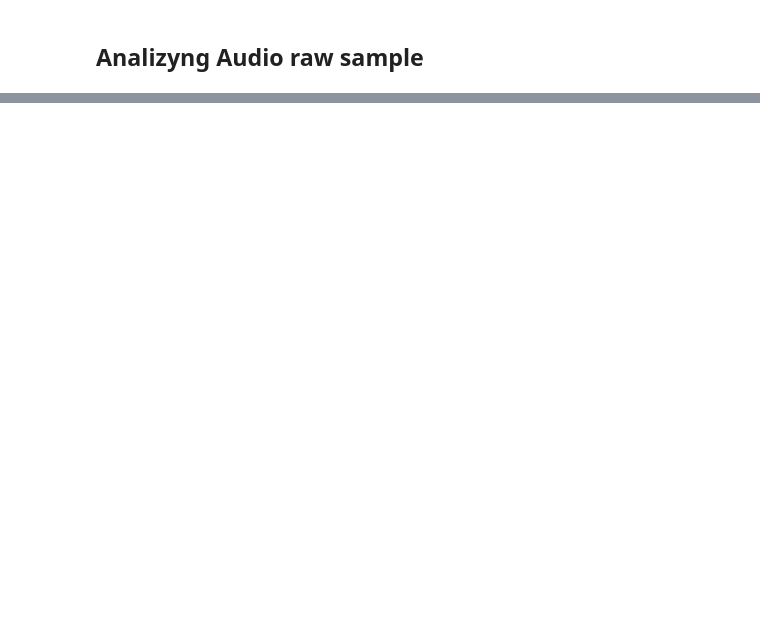
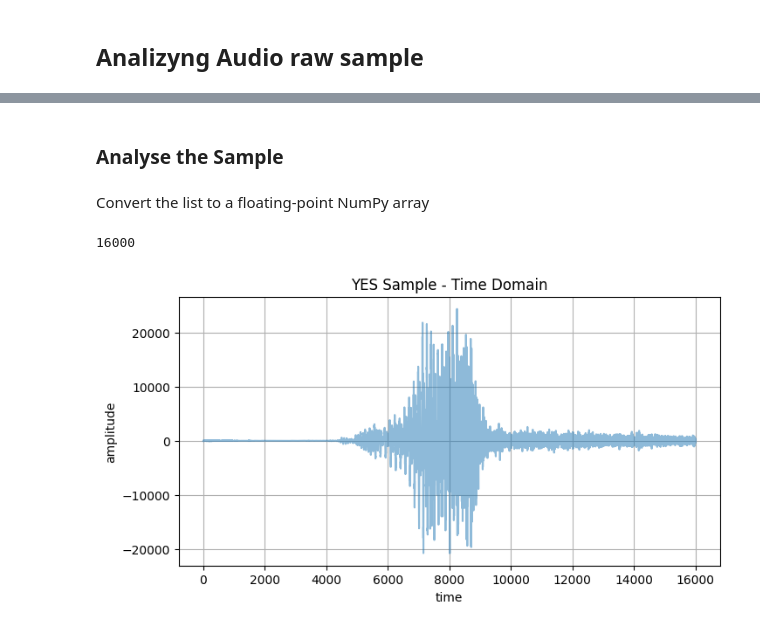
Before and after one commit to Mjrovai/UNIFEI-IESTI01-TinyML-2023.1, a Jupyter notebook: 00_Curse_Folder/2_Applications_Deploy/Class_24/IESTI01_Audio_Raw_Data_Analisys.ipynb, the cells around one changed output, grey strips where cells are left out. Drawn from its saved outputs; the diff is of its cells as text; code cells hidden in the pictures; blank space fills up the shorter version.

```diff
--- a/00_Curse_Folder/2_Applications_Deploy/Class_24/IESTI01_Audio_Raw_Data_Analisys.ipynb
+++ b/00_Curse_Folder/2_Applications_Deploy/Class_24/IESTI01_Audio_Raw_Data_Analisys.ipynb
@@ -10,0 +20,9 @@ import IPython.display
+# %%
+def plot_time(audio, figsize=(5,3), title=''):
+    plt.figure(figsize=figsize)
+    plt.plot(audio, alpha=0.5, label='audio')
+    plt.grid(True)
+    plt.title(title+' Sample - Time Domain')
+    plt.xlabel('time')
+    plt.ylabel('amplitude')
+    plt.show();
@@ -86,0 +103,15 @@ spectogram(itajuba_audio, title='Itajuba')
+# %% [markdown]
+### Analyse the Sample
+# %% [markdown]
+Convert the list to a floating-point NumPy array
+# %%
+yes = np.array(yes, dtype=float)
+# %%
+sample_rate = len(yes)
+sample_rate
+# %% [output]
+16000
+# %%
+plot_time(yes, figsize = (8,4), title='YES')
+# %% [output]
+[figure, added]
```
Also changed, not shown: parts of 81 cells of this notebook.
